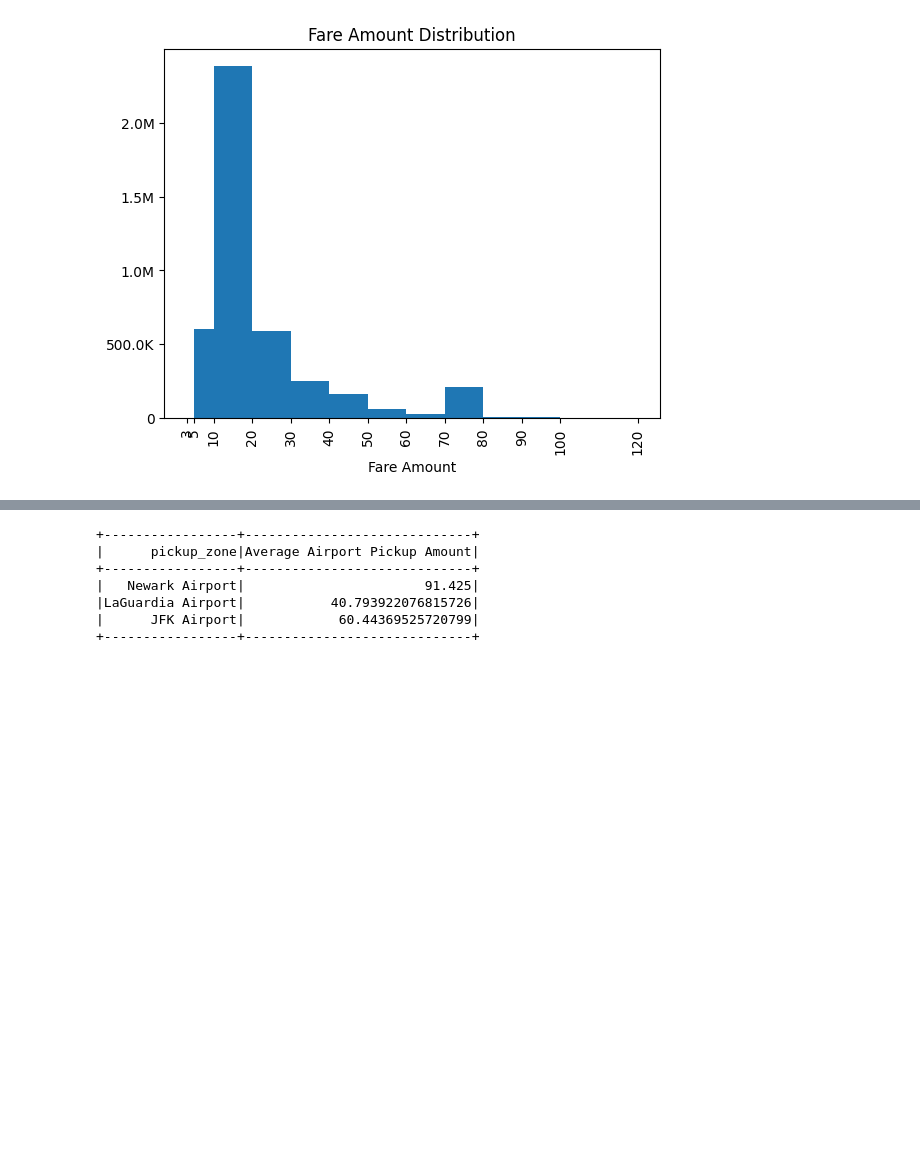
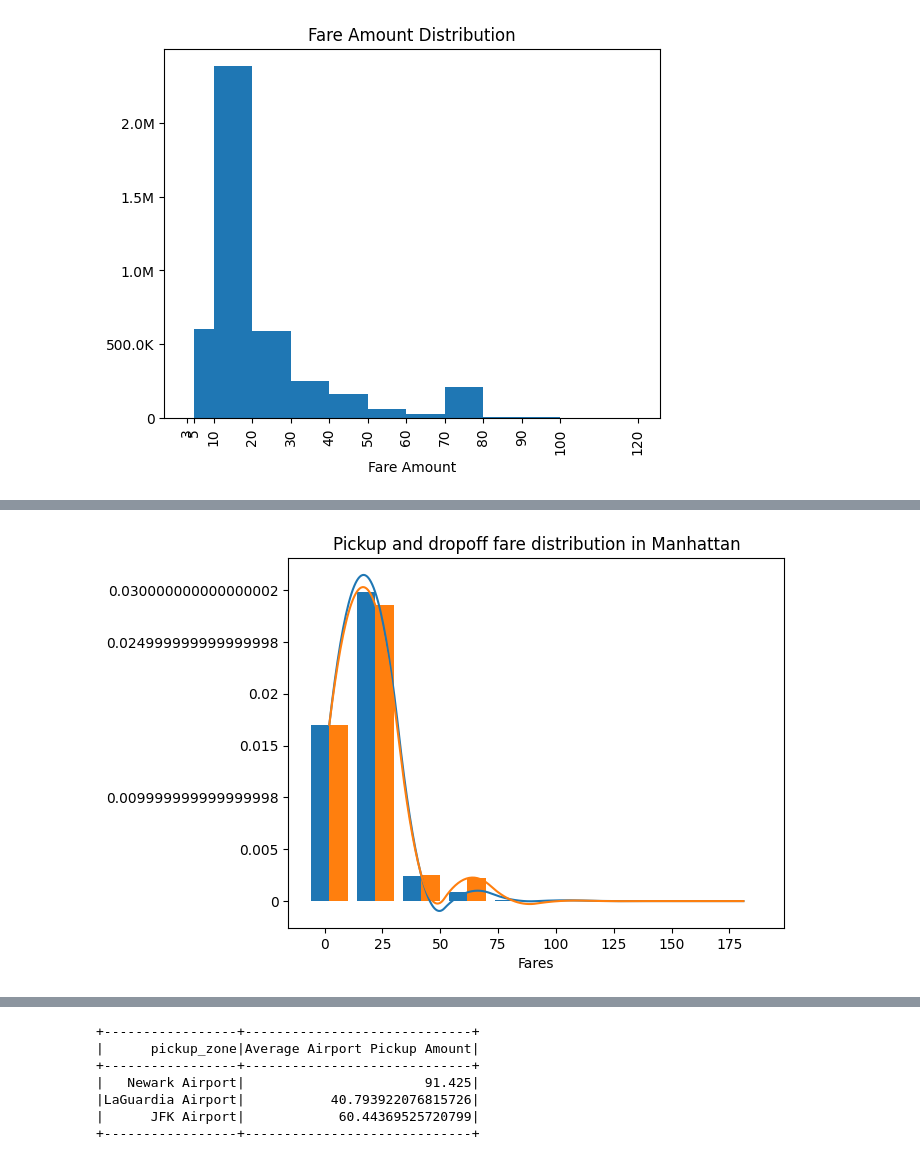
Before and after one commit to NavyaKiran/NYCTaxiFarePrediciton, a Jupyter notebook: NYC_Taxi_Fare_Prediction.ipynb, the cells around one changed output, grey strips where cells are left out. Saved outputs shown, nothing was run; the diff lists cells and outputs as text; code cells hidden in the pictures; blank space fills up the shorter version.

```diff
--- a/NYC_Taxi_Fare_Prediction.ipynb
+++ b/NYC_Taxi_Fare_Prediction.ipynb
@@ -459,6 +501,8 @@ def filter_dataset():
   filtered_data = data.filter((data['passenger_count'] <= 5) & (data['passenger_count'] > 0))
   filtered_data = filtered_data.filter((data['trip_distance'] >= 1) & (data['trip_distance'] <= 100))
   filtered_data = filtered_data.filter((data['total_amount'] > 3) & (data['total_amount'] <= 200))
+  filtered_data = filtered_data.filter((data['pickup_date'] >= '2023-01-01') & (data['pickup_date'] <= '2023-02-28'))
+  filtered_data = filtered_data.filter((data['dropoff_date'] >= '2023-01-01') & (data['dropoff_date'] <= '2023-02-28'))
   filtered_data.show()
   return filtered_data
 
@@ -731 +766,10 @@ average_fare_across_dropoff_borough.show()
 +---------------+------------------+
+# %%
+pickup_manhattan = data.filter(data['pickup_borough'] == 'Manhattan').select(fn.col('fare_amount'))
+dropoff_manhattan = data.filter(data['dropoff_borough'] == 'Manhattan').select(fn.col('fare_amount'))
+distplot(plt.gca(), [pickup_manhattan, dropoff_manhattan])
+plt.xlabel('Fares')
+plt.title("Pickup and dropoff fare distribution in Manhattan")
+plt.show()
+# %% [output]
+[figure, added]
```
Also changed, not shown: parts of 34 cells of this notebook.
